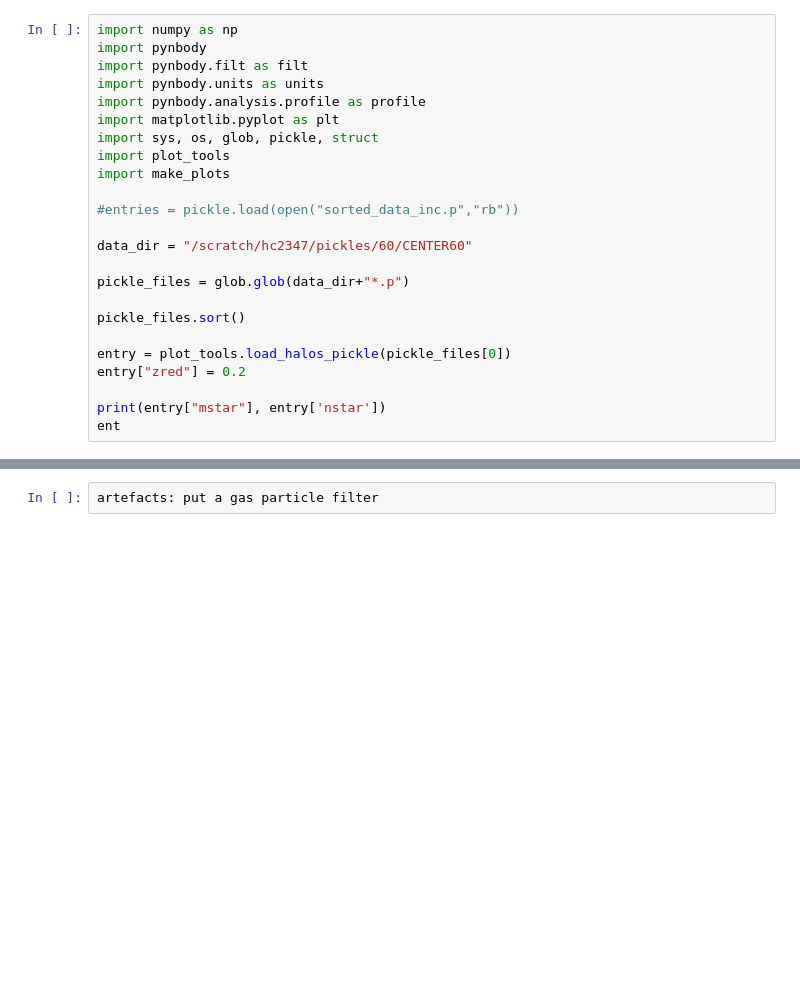
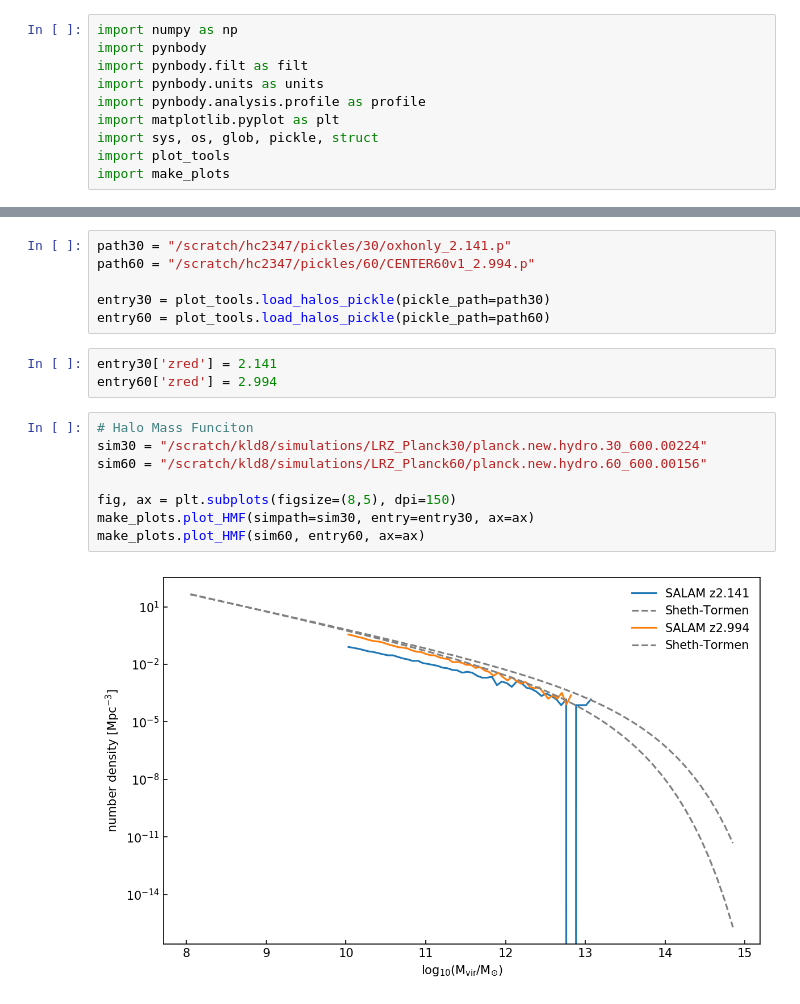
Before and after one commit to harpercho/SALAM_Analysis, a Jupyter notebook: main/visualization/plotting.ipynb, the cells around one changed output, grey strips where cells are left out. Saved outputs shown, nothing was run; the diff lists cells and outputs as text; blank space fills up the shorter version.

```diff
--- a/main/visualization/plotting.ipynb
+++ b/main/visualization/plotting.ipynb
@@ -8,17 +8,3 @@ import matplotlib.pyplot as plt
 import sys, os, glob, pickle, struct
 import plot_tools
 import make_plots
-
-#entries = pickle.load(open("sorted_data_inc.p","rb"))
-
-data_dir = "/scratch/hc2347/pickles/60/CENTER60"
-
-pickle_files = glob.glob(data_dir+"*.p")
-
-pickle_files.sort()
-
-entry = plot_tools.load_halos_pickle(pickle_files[0])
-entry["zred"] = 0.2
-
-print(entry["mstar"], entry['nstar'])
-ent
@@ -66,2 +11,19 @@ plt.savefig('/scratch/hc2347/reports/60/sfr_100_v1.png')
-# %%
-artefacts: put a gas particle filter
+# %%
+path30 = "/scratch/hc2347/pickles/30/oxhonly_2.141.p"
+path60 = "/scratch/hc2347/pickles/60/CENTER60v1_2.994.p"
+
+entry30 = plot_tools.load_halos_pickle(pickle_path=path30)
+entry60 = plot_tools.load_halos_pickle(pickle_path=path60)
+# %%
+entry30['zred'] = 2.141
+entry60['zred'] = 2.994
+# %%
+# Halo Mass Funciton
+sim30 = "/scratch/kld8/simulations/LRZ_Planck30/planck.new.hydro.30_600.00224"
+sim60 = "/scratch/kld8/simulations/LRZ_Planck60/planck.new.hydro.60_600.00156"
+
+fig, ax = plt.subplots(figsize=(8,5), dpi=150)
+make_plots.plot_HMF(simpath=sim30, entry=entry30, ax=ax)
+make_plots.plot_HMF(sim60, entry60, ax=ax)
+# %% [output]
+[figure, added]
```
Also changed, not shown: parts of 4 cells of this notebook, 14 other files.
